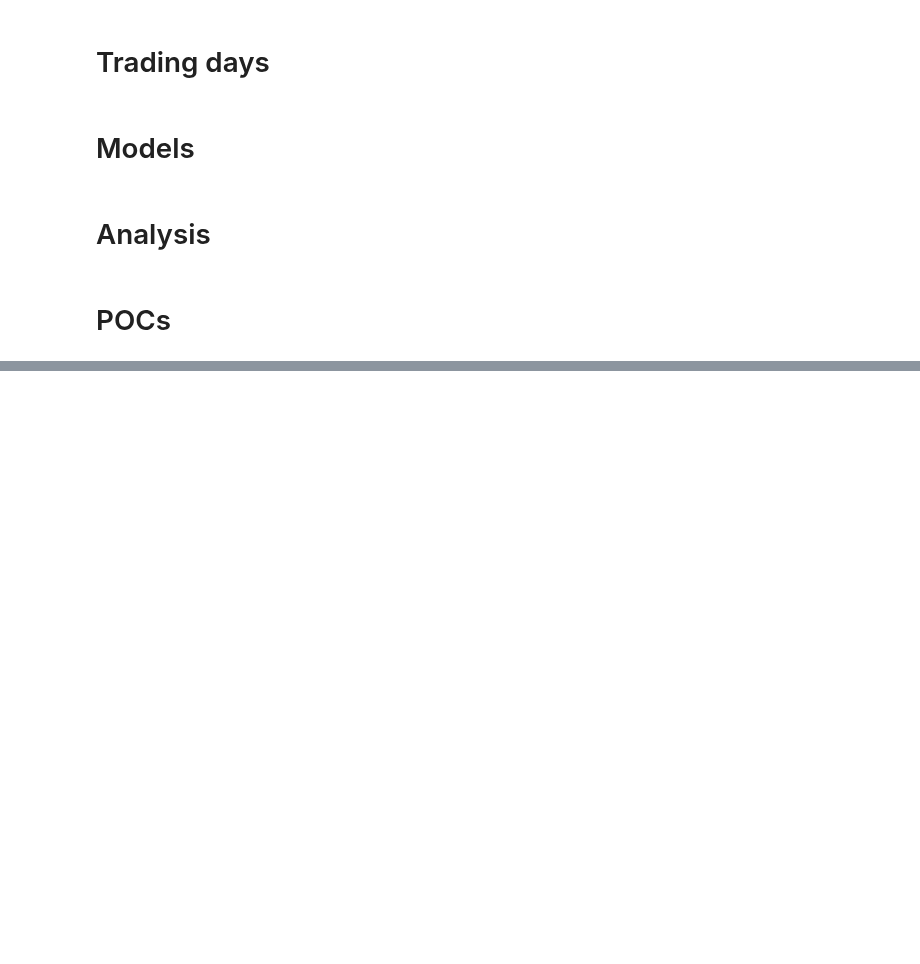
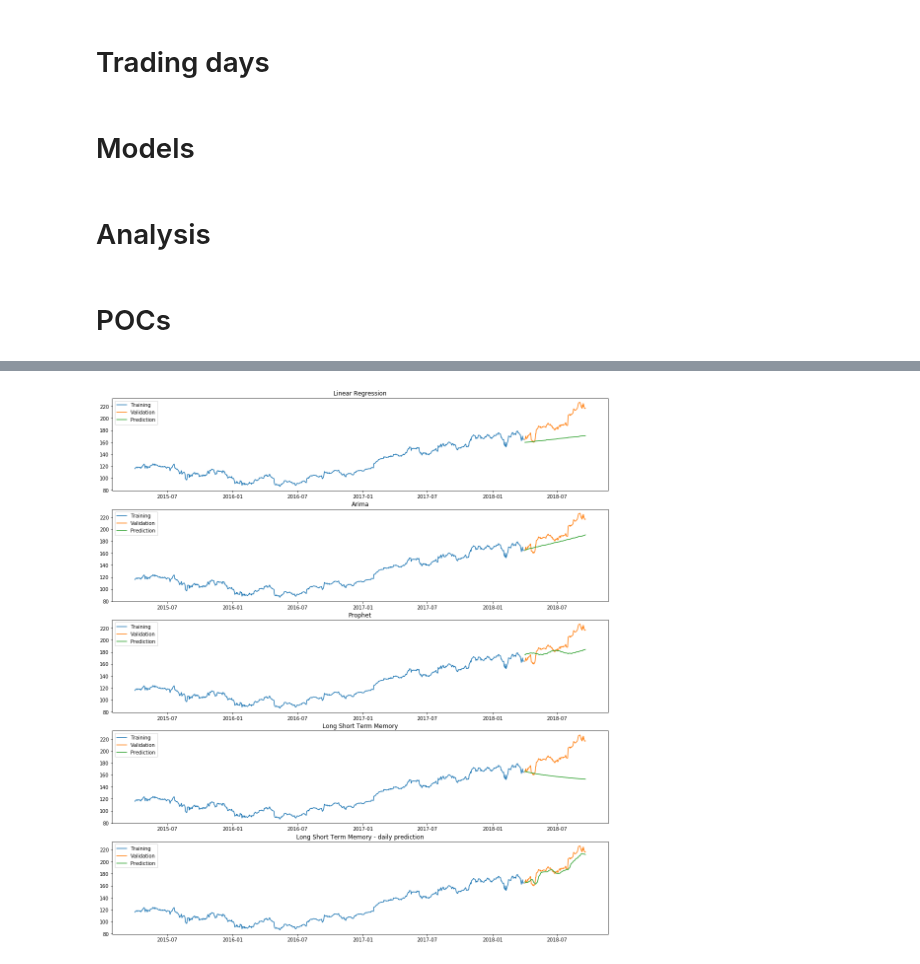
Before and after one commit to egar-garcia/machine-learning-engineer-nanodegree-capstone, a Jupyter notebook: StockForecasting.ipynb, the cells around one changed output, grey strips where cells are left out. Saved outputs shown, nothing was run; the diff lists cells and outputs as text; code cells hidden in the pictures; blank space fills up the shorter version.

```diff
--- a/StockForecasting.ipynb
+++ b/StockForecasting.ipynb
@@ -746,0 +965,4 @@ training_ds, validation_ds = get_training_and_validation_sets(
+# %%
+arima_model_file = create_train_and_save_model(
+    'Analisys_1_Arima', ArimaStockForecaster,
+    ticker_symbol, training_ds, training_start, training_end, trading_days_helper)
@@ -746,0 +983,8 @@ training_ds, validation_ds = get_training_and_validation_sets(
+# %%
+prophet_model_file = create_train_and_save_model(
+    'Analisys_1_Prophet', ProphetStockForecaster,
+    ticker_symbol, training_ds, training_start, training_end, trading_days_helper)
+# %%
+lstm_model_file = create_train_and_save_model(
+    'Analisys_1_LSTM', LongShortTermMemoryStockForecaster,
+    ticker_symbol, training_ds, training_start, training_end, trading_days_helper)
@@ -746,0 +994,29 @@ training_ds, validation_ds = get_training_and_validation_sets(
+# %%
+linear_regresion_model = StockForecasterModel.loadFromFile(linear_regresion_model_file)
+arima_model = StockForecasterModel.loadFromFile(arima_model_file)
+prophet_model = StockForecasterModel.loadFromFile(prophet_model_file)
+lstm_model = StockForecasterModel.loadFromFile(lstm_model_file)
+# %%
+results = []
+
+fig = plt.figure(figsize=(18, 20))
+ax1 = fig.add_subplot(511)
+ax2 = fig.add_subplot(512)
+ax3 = fig.add_subplot(513)
+ax4 = fig.add_subplot(514)
+ax5 = fig.add_subplot(515)
+
+measure_performance(results, ax1, linear_regresion_model.long_name, linear_regresion_model,
+                    None, training_ds, validation_ds, validation_days)
+measure_performance(results, ax2, arima_model.long_name, arima_model,
+                    None, training_ds, validation_ds, validation_days)
+measure_performance(results, ax3, prophet_model.long_name, prophet_model,
+                    None, training_ds, validation_ds, validation_days)
+measure_performance(results, ax4, lstm_model.long_name, lstm_model,
+                    None, training_ds, validation_ds, validation_days)
+measure_performance(results, ax5, lstm_model.long_name + ' - daily prediction', lstm_model,
+                    training_and_validation_ds, training_ds, validation_ds, validation_days)
+
+plt.show()
+# %% [output]
+[figure, added]
```
Also changed, not shown: parts of 22 cells of this notebook, 4 other files.
